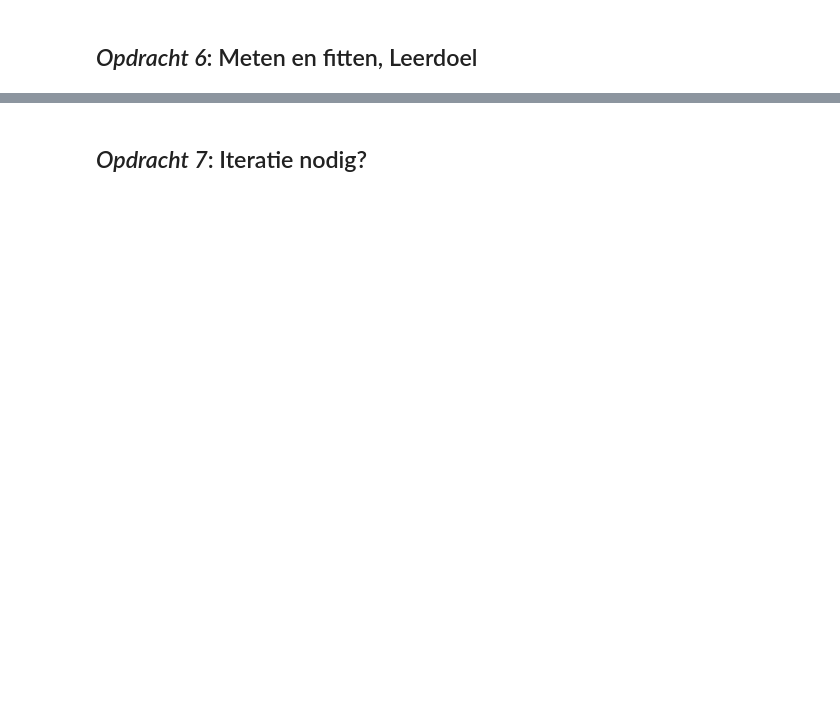
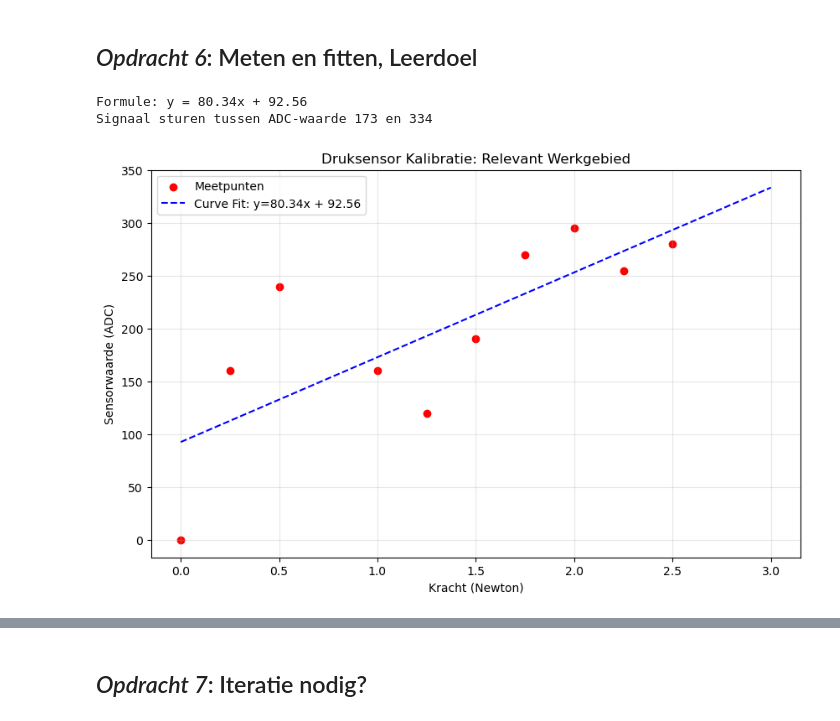
Before and after one commit to zahra1ram-dev/opdrachten-DEF-D, a Jupyter notebook: FysiekeOntwerpopdrachten/1KalibreerEenSensorDigitaalAnaloog/DEFOntwerpopdracht1KalibreerEenSensorInvulTemplate.ipynb, the cells around one changed output, grey strips where cells are left out. Saved outputs shown, nothing was run; the diff lists cells and outputs as text; code cells hidden in the pictures; blank space fills up the shorter version.

```diff
--- a/FysiekeOntwerpopdrachten/1KalibreerEenSensorDigitaalAnaloog/DEFOntwerpopdracht1KalibreerEenSensorInvulTemplate.ipynb
+++ b/FysiekeOntwerpopdrachten/1KalibreerEenSensorDigitaalAnaloog/DEFOntwerpopdracht1KalibreerEenSensorInvulTemplate.ipynb
@@ -77,0 +84,47 @@ Licht kort toe wat er in de foto te zien is.
+# %%
+import matplotlib.pyplot as plt
+import numpy as np
+from scipy.optimize import curve_fit
+
+# 1. Data invoeren
+kracht_data = np.array([0, 0.25, 0.5, 1, 1.25, 1.5, 1.75, 2, 2.25, 2.5])
+bits_data = np.array([0, 160, 240, 160, 120, 190, 270, 295, 255, 280])
+
+# 2. Lineair model
+def lineair_model(x, a, b):
+    return a * x + b
+
+# 3. Curve fit uitvoeren
+popt, _ = curve_fit(lineair_model, kracht_data, bits_data)
+a_fit, b_fit = popt
+
+# 4. Berekeningen voor ADC-waarden (1N en 3N)
+adc_1n = lineair_model(1, *popt)
+adc_3n = lineair_model(3, *popt)
+
+print(f"Formule: y = {a_fit:.2f}x + {b_fit:.2f}")
+print(f"Signaal sturen tussen ADC-waarde {adc_1n:.0f} en {adc_3n:.0f}")
+
+# 5. De plot maken
+plt.figure(figsize=(10, 6))
+
+# Meetpunten
+plt.scatter(kracht_data, bits_data, color='red', label='Meetpunten')
+
+# Fit-lijn tot 3 Newton
+x_range = np.linspace(0, 3, 100)
+plt.plot(x_range, lineair_model(x_range, *popt), 'b--',
+         label=f'Curve Fit: y={a_fit:.2f}x + {b_fit:.2f}')
+
+
+# Layout aanpassingen
+plt.title('Druksensor Kalibratie: Relevant Werkgebied')
+plt.xlabel('Kracht (Newton)')
+plt.ylabel('Sensorwaarde (ADC)')
+plt.legend()
+plt.grid(True, alpha=0.3)
+plt.show()
+# %% [output]
+Formule: y = 80.34x + 92.56
+Signaal sturen tussen ADC-waarde 173 en 334
+[figure, added]
```
Also changed, not shown: parts of 27 cells of this notebook, 8 other files.
